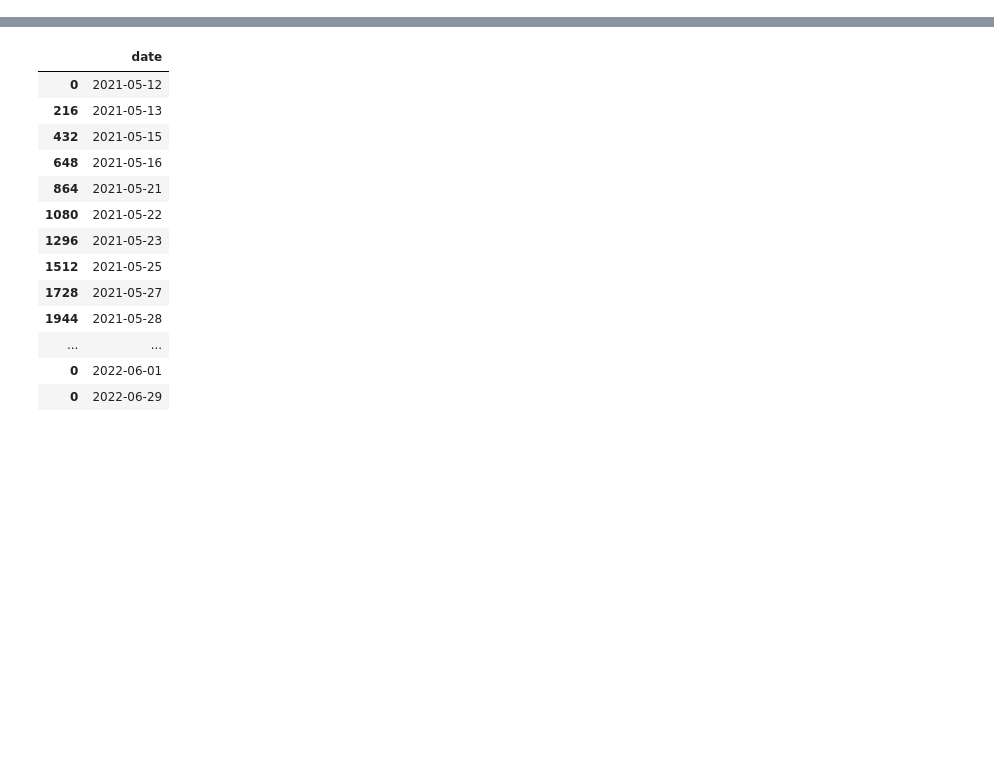
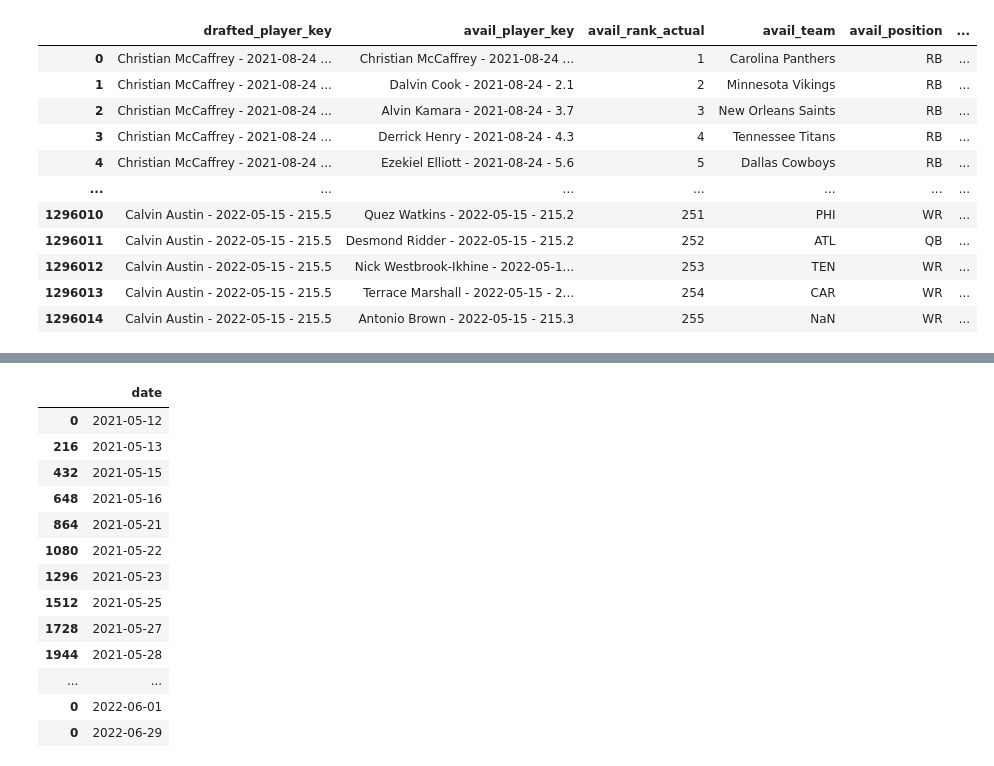
Before and after one commit to ConnorDeLong/Underdog-FF-Draft-Prediction, a Jupyter notebook: UD_draft_model/data_prep.ipynb, the cells around one changed output, grey strips where cells are left out. Cells and saved outputs as stored; diff of their text form; code cells hidden in the pictures; blank space fills up the shorter version.

```diff
--- a/UD_draft_model/data_prep.ipynb
+++ b/UD_draft_model/data_prep.ipynb
@@ -460,0 +450,82 @@ df_draft
+# %%
+def _add_avail_player_number(df_expanded: pd.DataFrame) -> pd.DataFrame:
+    """
+    Adds the pick each available player was actually drafted at.
+    This will be used to determine if the player was available
+    in the next round for the user
+    """
+
+    keep_vars = ['draft_id', 'drafted_player_key', 'number']
+    df_drafted_players = df_expanded[keep_vars].drop_duplicates()
+
+    rename_vars = {'number': 'avail_number', 'drafted_player_key': 'avail_player_key'}
+    df_drafted_players.rename(columns=rename_vars, inplace=True)
+
+    df = pd.merge(df_expanded, df_drafted_players
+                    , on=['draft_id', 'avail_player_key']
+                    , how='left')
+
+    return df
+
+
+def _add_next_pick_number(df_expanded: pd.DataFrame) -> pd.DataFrame:
+    """
+    Adds the pick number of the next time the user will draft.
+    Used to determine if the player was available in the next round.
+    """
+
+    df = df_expanded[['draft_id', 'draft_entry_id', 'number']].drop_duplicates()
+    df.sort_values(by=['draft_id', 'draft_entry_id', 'number'], inplace=True)
+
+    df['number_rl1'] = df['number'].shift(-1)
+    df['number_rl2'] = df['number'].shift(-2)
+
+    # Picks at the turn use the pick following the next since the user
+    # will also be drafting back to back.
+    df['next_pick_number'] = np.where(df['number_rl1'] - df['number'] == 1
+                                        , df['number_rl2']
+                                        , df['number_rl1'])
+
+    # Fills picks pulled from other users/drafts with null values.
+    df['next_pick_number'] = np.where(df['next_pick_number'] - df['number'] < 0
+                                        , np.nan
+                                        , df['next_pick_number'])
+
+    df = pd.merge(df_expanded, df[['draft_id', 'number', 'next_pick_number']]
+                    , on=['draft_id', 'number'], how='left')
+
+    return df
+
+
+def add_picked_indicator(df_expanded: pd.DataFrame) -> pd.DataFrame:
+    """
+    Adds a flag indicating if the available player was available in
+    the next round.
+    """
+
+    df = _add_avail_player_number(df_expanded)
+    df = _add_next_pick_number(df)
+
+    df['ind_avail'] = np.where(df['avail_number'] >= df['next_pick_number'], 1, 0)
+
+    return df
+
+
+df = add_picked_indicator(df_final)
+
+df
+
+# df
+# %% [output]
+|  | drafted_player_key | avail_player_key | avail_rank_actual | avail_team | avail_position | ... |
+| 0 | Christian McCaffrey - 2021-08-24 ... | Christian McCaffrey - 2021-08-24 ... | 1 | Carolina Panthers | RB | ... |
+| 1 | Christian McCaffrey - 2021-08-24 ... | Dalvin Cook - 2021-08-24 - 2.1 | 2 | Minnesota Vikings | RB | ... |
+| 2 | Christian McCaffrey - 2021-08-24 ... | Alvin Kamara - 2021-08-24 - 3.7 | 3 | New Orleans Saints | RB | ... |
+| 3 | Christian McCaffrey - 2021-08-24 ... | Derrick Henry - 2021-08-24 - 4.3 | 4 | Tennessee Titans | RB | ... |
+| 4 | Christian McCaffrey - 2021-08-24 ... | Ezekiel Elliott - 2021-08-24 - 5.6 | 5 | Dallas Cowboys | RB | ... |
+| ... | ... | ... | ... | ... | ... | ... |
+| 1296010 | Calvin Austin - 2022-05-15 - 215.5 | Quez Watkins - 2022-05-15 - 215.2 | 251 | PHI | WR | ... |
+| 1296011 | Calvin Austin - 2022-05-15 - 215.5 | Desmond Ridder - 2022-05-15 - 215.2 | 252 | ATL | QB | ... |
+| 1296012 | Calvin Austin - 2022-05-15 - 215.5 | Nick Westbrook-Ikhine - 2022-05-1... | 253 | TEN | WR | ... |
+| 1296013 | Calvin Austin - 2022-05-15 - 215.5 | Terrace Marshall - 2022-05-15 - 2... | 254 | CAR | WR | ... |
+| 1296014 | Calvin Austin - 2022-05-15 - 215.5 | Antonio Brown - 2022-05-15 - 215.3 | 255 | NaN | WR | ... |
```
Also changed, not shown: parts of 11 cells of this notebook, 6 other files.
